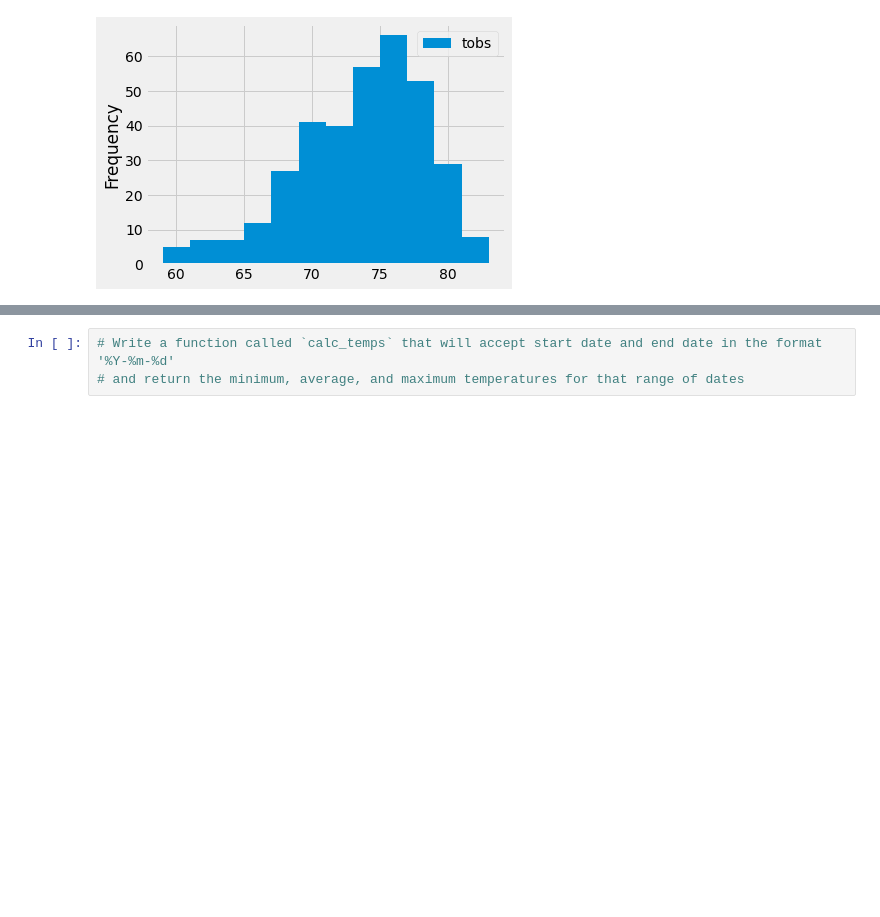
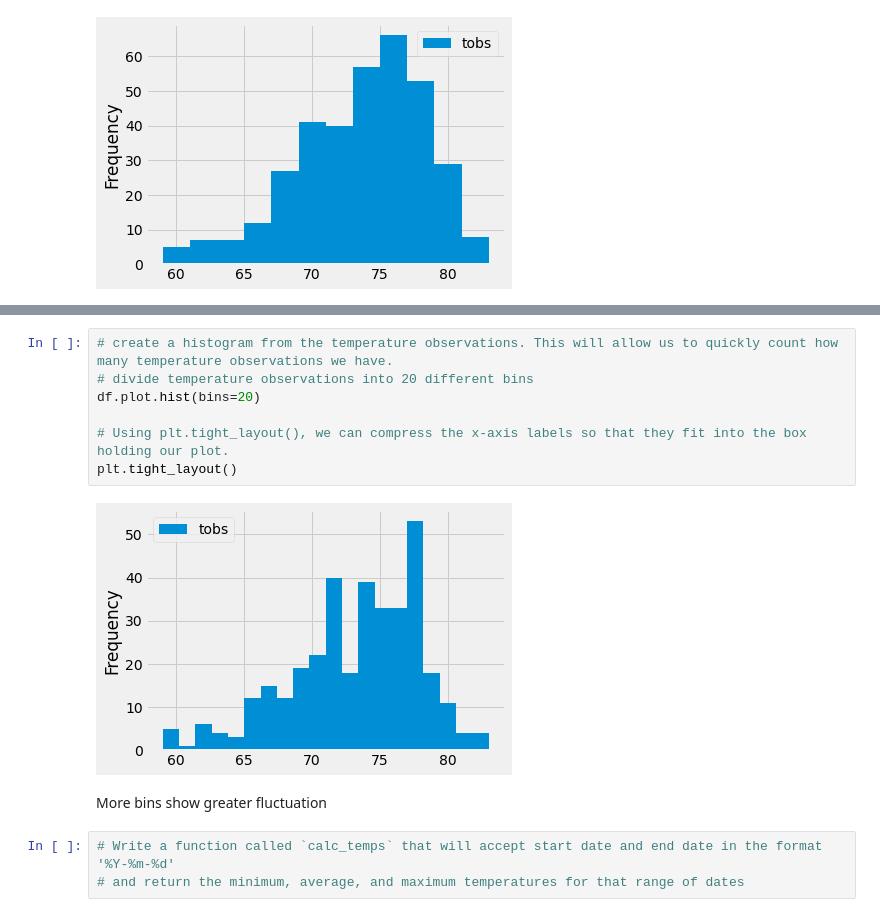
Before and after one commit to NikiNoel/surfs_up, a Jupyter notebook: climate_analysis.ipynb, the cells around one changed output, grey strips where cells are left out. Cells and saved outputs as stored; diff of their text form; blank space fills up the shorter version.

```diff
--- a/climate_analysis.ipynb
+++ b/climate_analysis.ipynb
@@ -244,3 +253,14 @@ plt.tight_layout()
+# %%
+# create a histogram from the temperature observations. This will allow us to quickly count how many temperature observations we have.
+# divide temperature observations into 20 different bins
+df.plot.hist(bins=20)
+
+# Using plt.tight_layout(), we can compress the x-axis labels so that they fit into the box holding our plot.
+plt.tight_layout()
+# %% [output]
+[figure, added]
+# %% [markdown]
+More bins show greater fluctuation
 # %%
 # Write a function called `calc_temps` that will accept start date and end date in the format '%Y-%m-%d'
 # and return the minimum, average, and maximum temperatures for that range of dates
```
Also changed, not shown: parts of 1 cell of this notebook, 1 other file.
